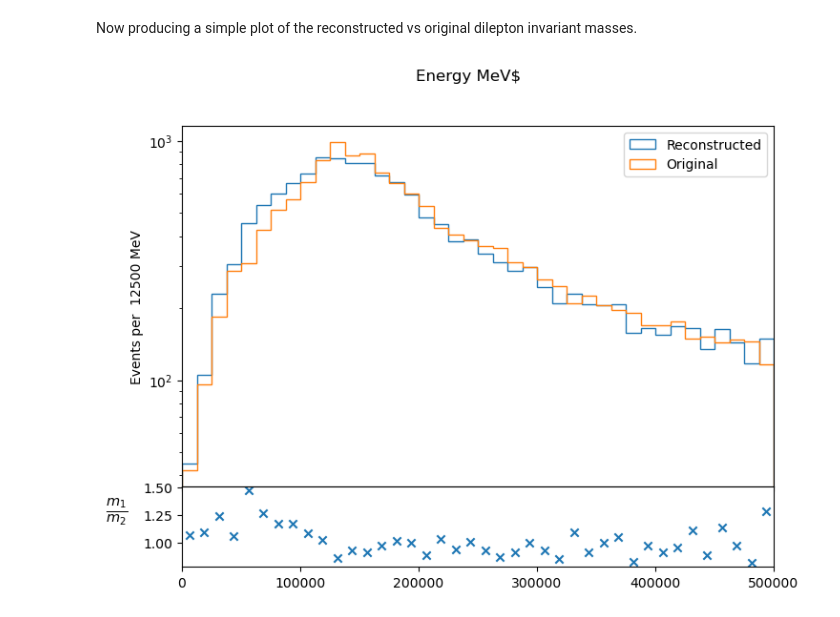
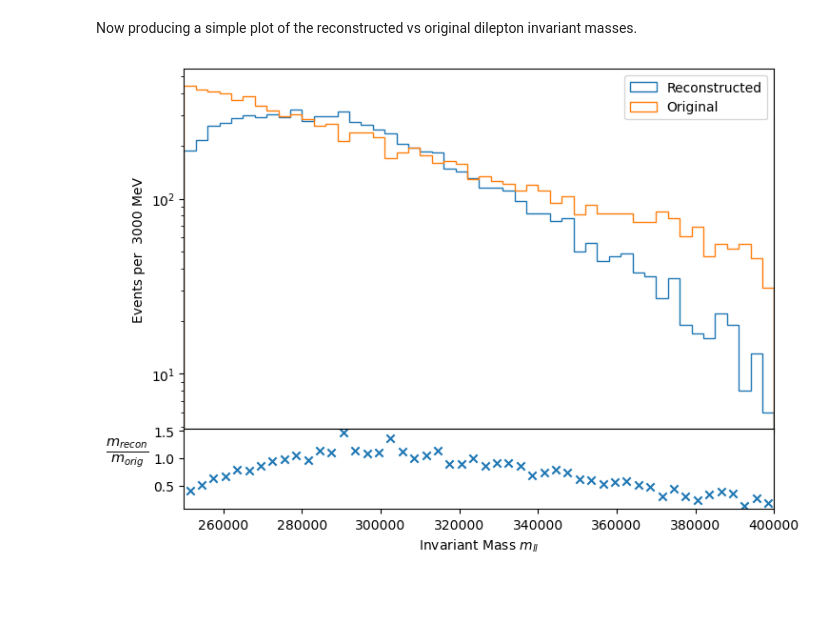
Before and after one commit to jackgoodsall/baler, a Jupyter notebook: HEPMCArea/Notebooks/final_state_plots.ipynb, the cells around one changed output. Saved outputs shown, nothing was run; the diff lists cells and outputs as text; code cells hidden in the pictures; blank space fills up the shorter version.

Commit message:
More configs

```diff
--- a/HEPMCArea/Notebooks/final_state_plots.ipynb
+++ b/HEPMCArea/Notebooks/final_state_plots.ipynb
@@ -245,15 +265,13 @@ def make_invariant_mass_plots(particle_lists: List[List[GenParticle]],
 # %% [markdown]
 Now producing a simple plot of the reconstructed vs original dilepton invariant masses.
 # %%
-hist_config = HistConfigurations(r"Energy",
-                                "Counts",
-                                r"Energy MeV$",
-                                legend = "",
-                                range = (0, 500000),
-                                bins = 40
-                                ,label = "Reconstructed"
-                                , label_two = "Original")
+invariant_mass_config = HistConfigurations(r"Invariant Mass $m_{ll}$",  r"Invariant Mass $m_{ll}$ MeV", "",
+                                           legend = True, range = (250_000, 400_000),
+                                           label = "Reconstructed", label_two = "Original",
+                                           bins = 50,
 
-make_invariant_mass_plots([reconstructed_particles, original_particles], hist_config)
+                                           ratio_y_label = r"$\frac{m_{recon}}{m_{orig}}$")
+
+make_distribution_plots([reconstructed_particles, original_particles], calc_invariant_mass, invariant_mass_config)
 # %% [output]
-[figure, old version]
+[figure, new version]
```
Also changed, not shown: parts of 3 cells of this notebook.
